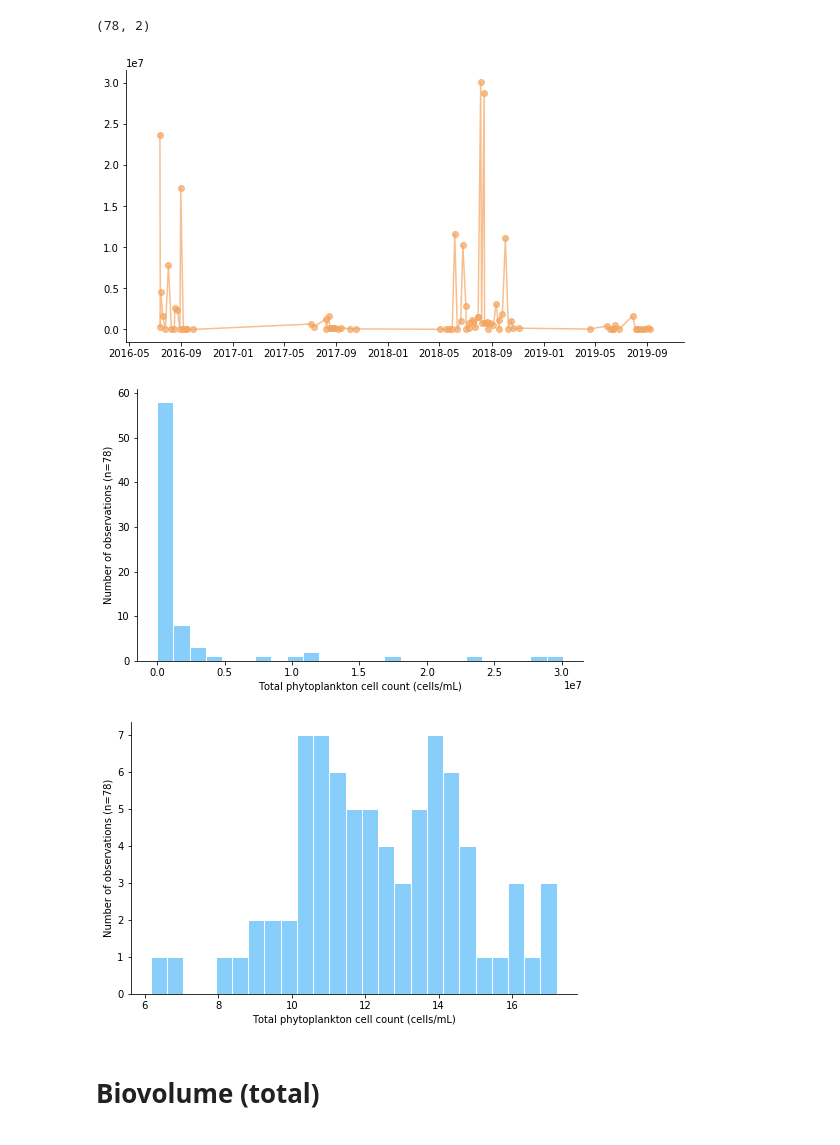
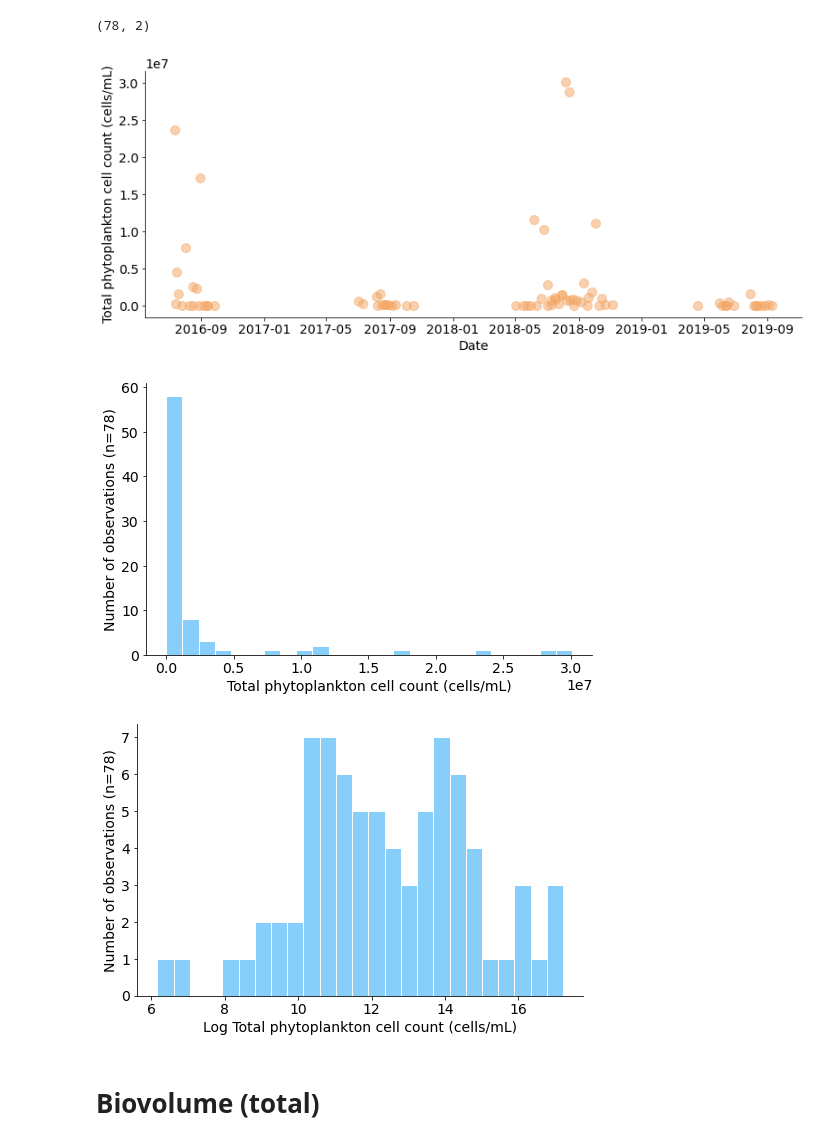
Before and after one commit to PierreMishra/WaterQualityPerceptionMP2020, a Jupyter notebook: Exploratory data analysis - Explanatory variables.ipynb, the cells around one changed output. Drawn from its saved outputs; the diff is of its cells as text; code cells hidden in the pictures.

```diff
--- a/Exploratory data analysis - Explanatory variables.ipynb
+++ b/Exploratory data analysis - Explanatory variables.ipynb
@@ -351,8 +405,8 @@ df1: Total taxanomy
 df2: Cyano taxanomy
 # %%
 # Import Kateri's advisory program data for cyanotoxins
-df1 = pd.read_csv("../../data/raw/ULAdvisoryProgram_TotalTaxa_Toxins.csv")
-df2 = pd.read_csv("../../data/raw/ULAdvisoryProgram_CyanoTaxa_Toxins.csv")
+df1 = pd.read_csv("../../Data/ULAdvisoryProgram_TotalTaxa_Toxins.csv")
+df2 = pd.read_csv("../../Data/ULAdvisoryProgram_CyanoTaxa_Toxins.csv")
 # %%
 # Selecting relevant columns
 df1 = df1.loc[:,["Depth","Date_Sampled",
@@ -453,25 +531,33 @@ cct.shape
 # %%
 #plt.hist(depth.iloc[:,1], bins=30);
 # %%
-fig, ax = plt.subplots(figsize=(10, 5))
-ax.scatter(cct.iloc[:,0], cct.iloc[:,1], color='sandybrown', alpha=0.7)
-ax.plot(cct.iloc[:,0], cct.iloc[:,1], color='sandybrown', alpha=0.7);
+fig, ax = plt.subplots(figsize=(13, 5))
+ax.scatter(cct.iloc[:,0], cct.iloc[:,1], color='sandybrown', alpha=0.5, s=100)
+#ax.plot(cct.iloc[:,0], cct.iloc[:,1], color='sandybrown', alpha=0.7)
+
+ax.set(xlabel='Date', ylabel='Total phytoplankton cell count (cells/mL)')
+
+plt.savefig("../8 total cell count_ts", bbox_inches = 'tight');
 # %% [output]
-[figure, old version]
+[figure, new version]
 # %%
 # Plot histogram of distribution
 fig, ax = plt.subplots(figsize=(8, 5))
 ax.hist(cct.iloc[:,1], bins=25, color='lightskyblue', linewidth=1, edgecolor="white")
-ax.set(xlabel='Total phytoplankton cell count (cells/mL)', ylabel=f'Number of observations (n={len(cct)})');
+ax.set(xlabel='Total phytoplankton cell count (cells/mL)', ylabel=f'Number of observations (n={len(cct)})')
+
+plt.savefig("../8 total cell count_dis", bbox_inches = 'tight');
 # %% [output]
-[figure, old version]
+[figure, new version]
 # %%
 # Plot logged histogram of distribution
 fig, ax = plt.subplots(figsize=(8, 5))
 ax.hist(np.log(cct.iloc[:,1]), bins=25, color='lightskyblue', linewidth=1, edgecolor="white")
-ax.set(xlabel='Total phytoplankton cell count (cells/mL)', ylabel=f'Number of observations (n={len(cct)})');
+ax.set(xlabel='Log Total phytoplankton cell count (cells/mL)', ylabel=f'Number of observations (n={len(cct)})')
+
+plt.savefig("../8 total cell count_dis_log", bbox_inches = 'tight');
 # %% [output]
-[figure, old version]
+[figure, new version]
 # %% [markdown]
 # Biovolume (total)
 # %%
```
Also changed, not shown: parts of 28 cells of this notebook, 2 other files.
